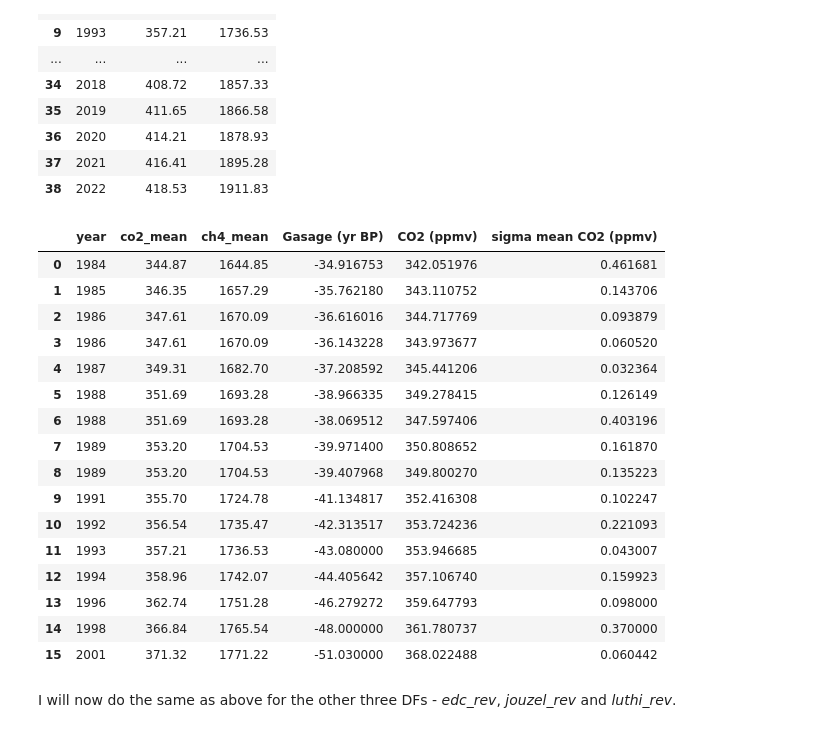
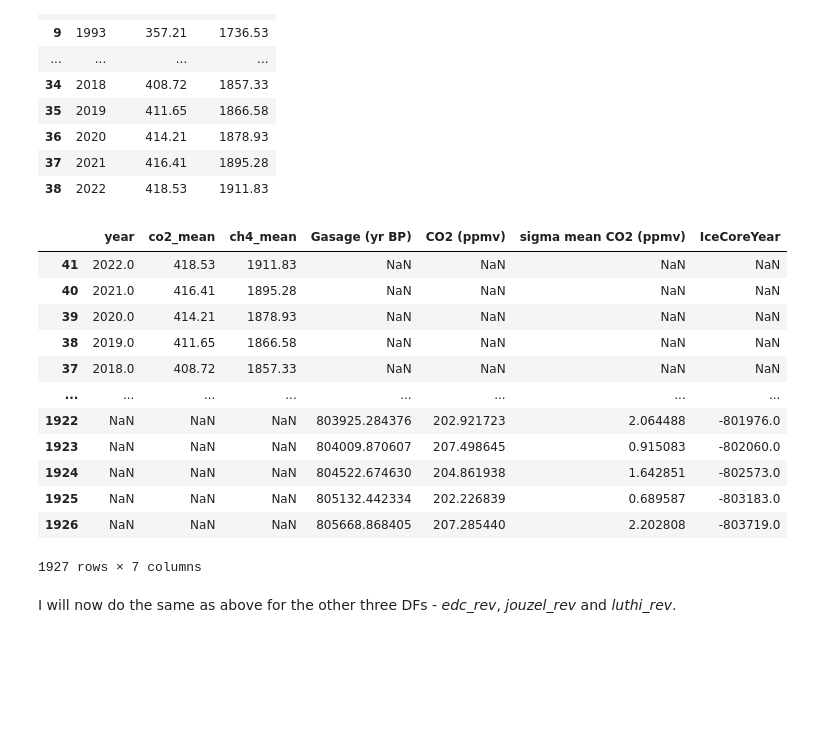
Before and after one commit to turps-pc90/PfDA_ClimateProject, a Jupyter notebook: project.ipynb, the cells around one changed output. Saved outputs shown, nothing was run; the diff lists cells and outputs as text; code cells hidden in the pictures; blank space fills up the shorter version.

Commit message:
Created 3 additional DFs and fixed mistake I had made relating to merging on years from Mauna Loa dataset

```diff
--- a/project.ipynb
+++ b/project.ipynb
@@ -309,31 +309,27 @@ mauna_loa
 | 37 | 2021 | 416.41 | 1895.28 |
 | 38 | 2022 | 418.53 | 1911.83 |
 # %%
-# ipcc_rev and mauna_loa DFs merged on year and IceCoreYear columns. Left being the column to keep
-ipcc_ml = pd.merge(mauna_loa, ipcc_rev, left_on='year', right_on='IceCoreYear')
+# Merge both DataFrames on 'year', keeping all rows from both DataFrames
+ipcc_ml = pd.merge(mauna_loa, ipcc_rev, left_on='year', right_on='IceCoreYear', how='outer')
 
-# Drop the duplicate 'IceCoreYear' column
-ipcc_ml = ipcc_ml.drop('IceCoreYear', axis=1)
+# Sort the merged DataFrame by 'year' in descending order
+ipcc_ml = ipcc_ml.sort_values(by='year', ascending=False)
 
 # Display the merged DataFrame
 ipcc_ml
 # %% [output]
-|  | year | co2_mean | ch4_mean | Gasage (yr BP) | CO2 (ppmv) | sigma mean CO2 (ppmv) |
-| 0 | 1984 | 344.87 | 1644.85 | -34.916753 | 342.051976 | 0.461681 |
-| 1 | 1985 | 346.35 | 1657.29 | -35.762180 | 343.110752 | 0.143706 |
-| 2 | 1986 | 347.61 | 1670.09 | -36.616016 | 344.717769 | 0.093879 |
-| 3 | 1986 | 347.61 | 1670.09 | -36.143228 | 343.973677 | 0.060520 |
-| 4 | 1987 | 349.31 | 1682.70 | -37.208592 | 345.441206 | 0.032364 |
-| 5 | 1988 | 351.69 | 1693.28 | -38.966335 | 349.278415 | 0.126149 |
-| 6 | 1988 | 351.69 | 1693.28 | -38.069512 | 347.597406 | 0.403196 |
-| 7 | 1989 | 353.20 | 1704.53 | -39.971400 | 350.808652 | 0.161870 |
-| 8 | 1989 | 353.20 | 1704.53 | -39.407968 | 349.800270 | 0.135223 |
-| 9 | 1991 | 355.70 | 1724.78 | -41.134817 | 352.416308 | 0.102247 |
-| 10 | 1992 | 356.54 | 1735.47 | -42.313517 | 353.724236 | 0.221093 |
-| 11 | 1993 | 357.21 | 1736.53 | -43.080000 | 353.946685 | 0.043007 |
-| 12 | 1994 | 358.96 | 1742.07 | -44.405642 | 357.106740 | 0.159923 |
-| 13 | 1996 | 362.74 | 1751.28 | -46.279272 | 359.647793 | 0.098000 |
-| 14 | 1998 | 366.84 | 1765.54 | -48.000000 | 361.780737 | 0.370000 |
-| 15 | 2001 | 371.32 | 1771.22 | -51.030000 | 368.022488 | 0.060442 |
+|  | year | co2_mean | ch4_mean | Gasage (yr BP) | CO2 (ppmv) | sigma mean CO2 (ppmv) | IceCoreYear |
+| 41 | 2022.0 | 418.53 | 1911.83 | NaN | NaN | NaN | NaN |
+| 40 | 2021.0 | 416.41 | 1895.28 | NaN | NaN | NaN | NaN |
+| 39 | 2020.0 | 414.21 | 1878.93 | NaN | NaN | NaN | NaN |
+| 38 | 2019.0 | 411.65 | 1866.58 | NaN | NaN | NaN | NaN |
+| 37 | 2018.0 | 408.72 | 1857.33 | NaN | NaN | NaN | NaN |
+| ... | ... | ... | ... | ... | ... | ... | ... |
+| 1922 | NaN | NaN | NaN | 803925.284376 | 202.921723 | 2.064488 | -801976.0 |
+| 1923 | NaN | NaN | NaN | 804009.870607 | 207.498645 | 0.915083 | -802060.0 |
+| 1924 | NaN | NaN | NaN | 804522.674630 | 204.861938 | 1.642851 | -802573.0 |
+| 1925 | NaN | NaN | NaN | 805132.442334 | 202.226839 | 0.689587 | -803183.0 |
+| 1926 | NaN | NaN | NaN | 805668.868405 | 207.285440 | 2.202808 | -803719.0 |
+1927 rows × 7 columns
 # %% [markdown]
 I will now do the same as above for the other three DFs - *edc_rev*, *jouzel_rev* and *luthi_rev*.
```
Also changed, not shown: parts of 4 cells of this notebook.
